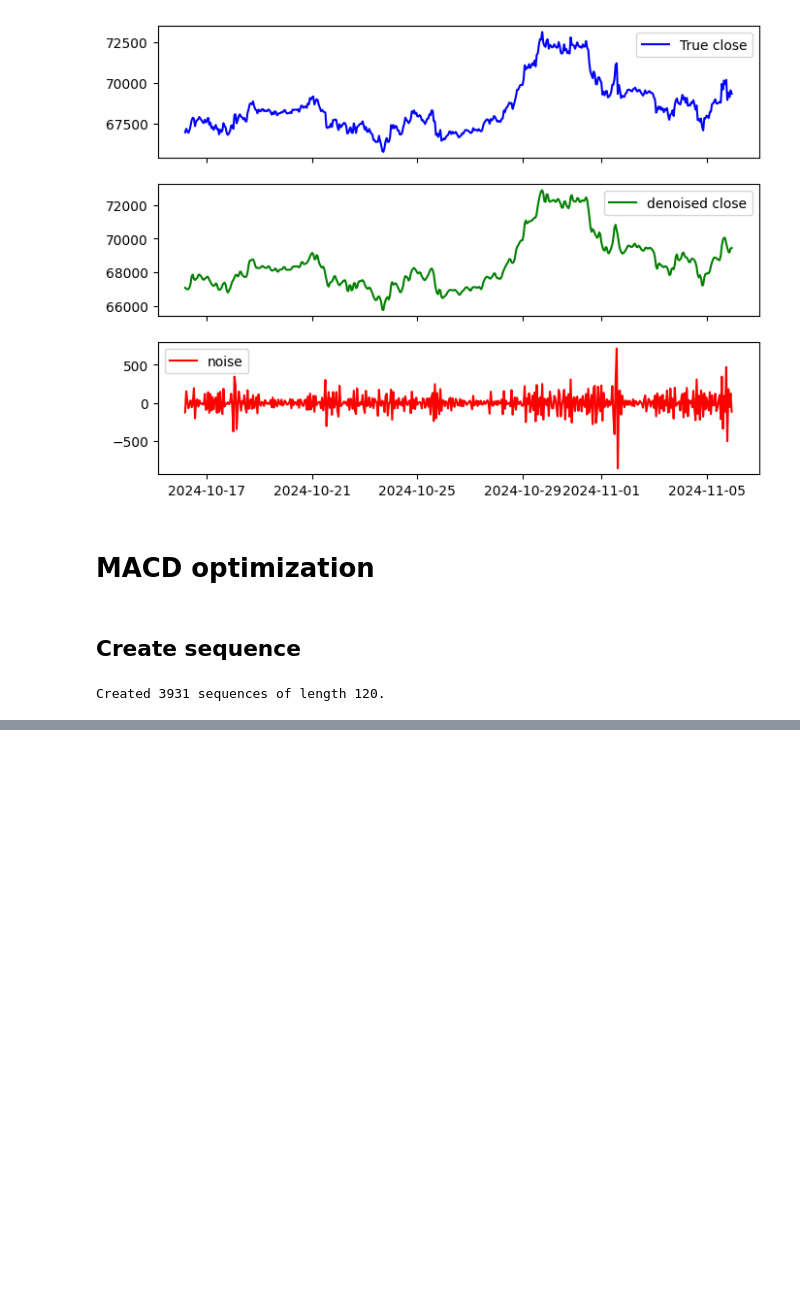
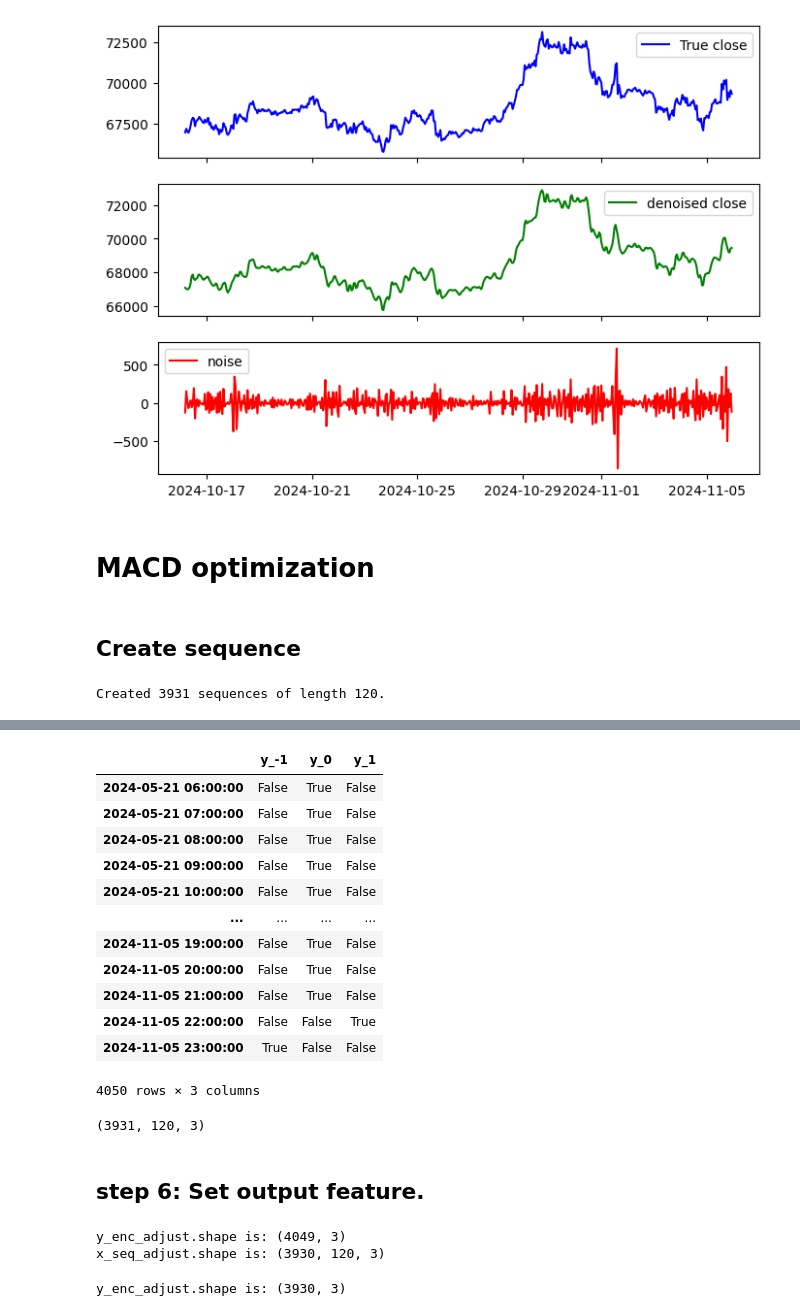
Before and after one commit to ArvinEsfandiari/RevIN-MACD-CNNxLSTM, a Jupyter notebook: src/macdxlstm/prepare_data.ipynb, the cells around one changed output, grey strips where cells are left out. Cells and saved outputs as stored; diff of their text form; code cells hidden in the pictures; blank space fills up the shorter version.

```diff
--- a/src/macdxlstm/prepare_data.ipynb
+++ b/src/macdxlstm/prepare_data.ipynb
@@ -132,0 +340,24 @@ IndexError: only integers, slices (`:`), ellipsis (`...`), numpy.newaxis (`None`
+# %%
+y_enc = pd.get_dummies(df['labels'], prefix='y', drop_first=False)
+# %%
+y_enc
+# %% [output]
+|  | y_-1 | y_0 | y_1 |
+| 2024-05-21 06:00:00 | False | True | False |
+| 2024-05-21 07:00:00 | False | True | False |
+| 2024-05-21 08:00:00 | False | True | False |
+| 2024-05-21 09:00:00 | False | True | False |
+| 2024-05-21 10:00:00 | False | True | False |
+| ... | ... | ... | ... |
+| 2024-11-05 19:00:00 | False | True | False |
+| 2024-11-05 20:00:00 | False | True | False |
+| 2024-11-05 21:00:00 | False | True | False |
+| 2024-11-05 22:00:00 | False | False | True |
+| 2024-11-05 23:00:00 | True | False | False |
+4050 rows × 3 columns
+# %%
+x_seq.shape
+# %% [output]
+(3931, 120, 3)
+# %% [markdown]
+## step 6: Set output feature.
@@ -132,0 +367,11 @@ IndexError: only integers, slices (`:`), ellipsis (`...`), numpy.newaxis (`None`
+# %%
+print(f'y_enc_adjust.shape is: {y_enc_adjust.shape}')
+print(f'x_seq_adjust.shape is: {x_seq_adjust.shape}')
+# %% [output]
+y_enc_adjust.shape is: (4049, 3)
+x_seq_adjust.shape is: (3930, 120, 3)
+# %%
+y_enc_adjust = y_enc_adjust[SEQ_LENGTH-1:]
+print(f'y_enc_adjust.shape is: {y_enc_adjust.shape}')
+# %% [output]
+y_enc_adjust.shape is: (3930, 3)
```
Also changed, not shown: parts of 37 cells of this notebook, 2 other files.
